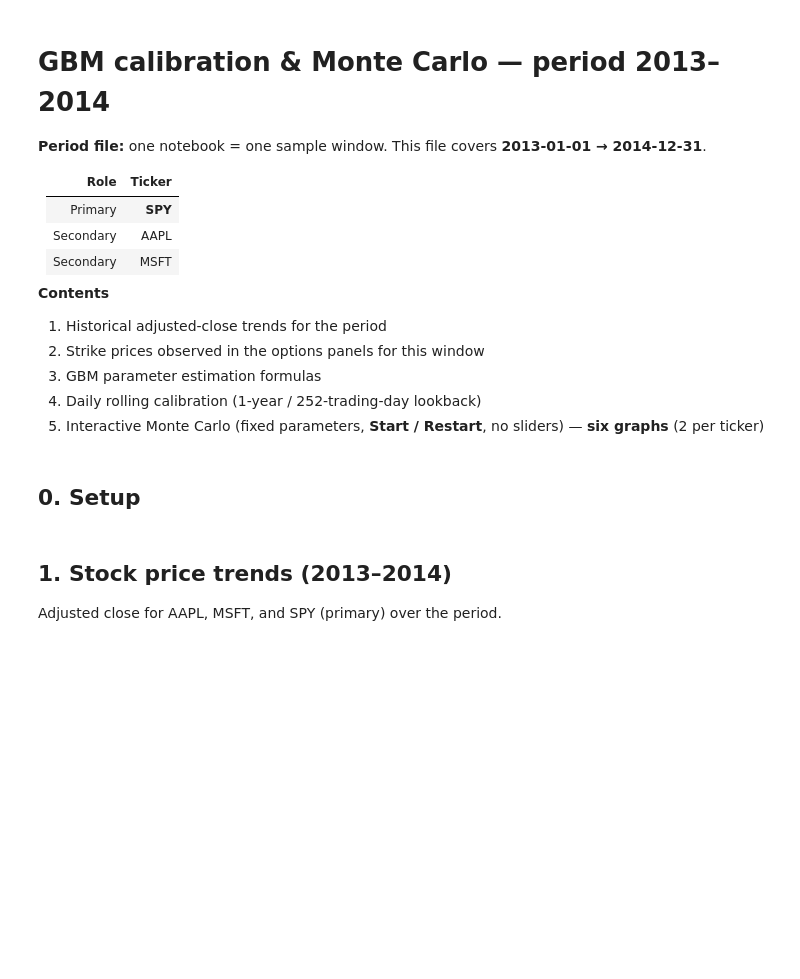
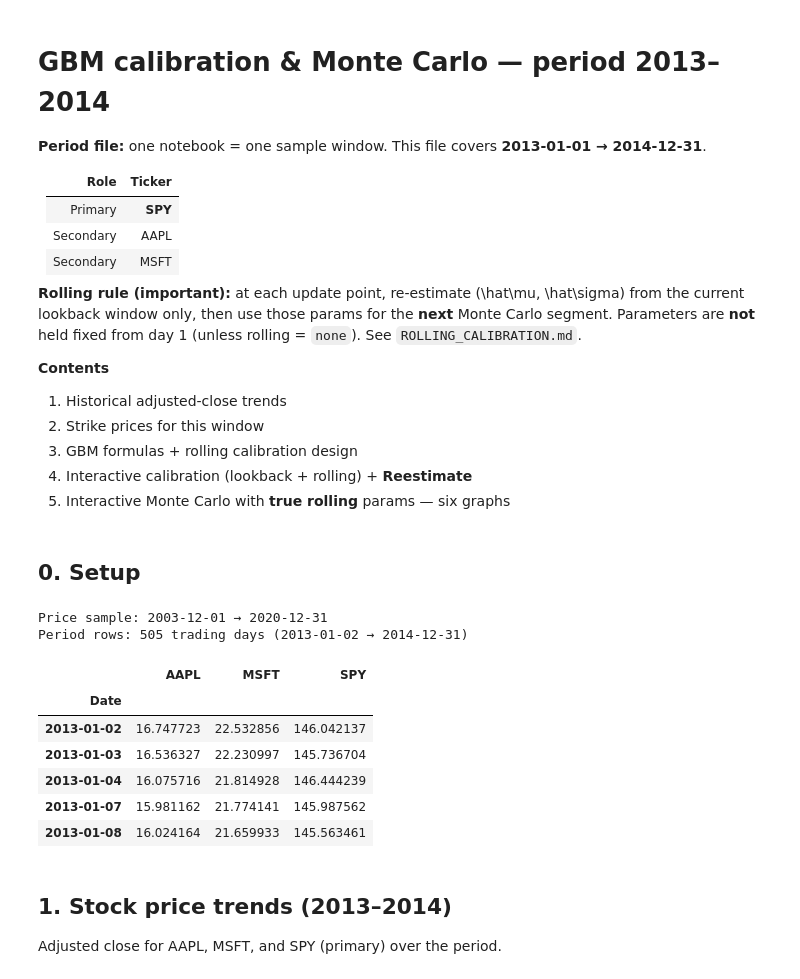
Before and after one commit to S0pH1A-creater/YifeiLu_Pioneer_Research_2026_code, a Jupyter notebook: research/gbm notebook/2013-2014_gbm.ipynb, the cells around one changed output. Saved outputs shown, nothing was run; the diff lists cells and outputs as text; code cells hidden in the pictures; blank space fills up the shorter version.

```diff
--- a/research/gbm notebook/2013-2014_gbm.ipynb
+++ b/research/gbm notebook/2013-2014_gbm.ipynb
@@ -9,12 +9,14 @@
 | Secondary | AAPL |
 | Secondary | MSFT |
 
+**Rolling rule (important):** at each update point, re-estimate \(\hat\mu, \hat\sigma\) from the current lookback window only, then use those params for the **next** Monte Carlo segment. Parameters are **not** held fixed from day 1 (unless rolling = `none`). See `ROLLING_CALIBRATION.md`.
+
 **Contents**
-1. Historical adjusted-close trends for the period
-2. Strike prices observed in the options panels for this window
-3. GBM parameter estimation formulas
-4. Daily rolling calibration (1-year / 252-trading-day lookback)
-5. Interactive Monte Carlo (fixed parameters, **Start / Restart**, no sliders) — **six graphs** (2 per ticker)
+1. Historical adjusted-close trends
+2. Strike prices for this window
+3. GBM formulas + rolling calibration design
+4. Interactive calibration (lookback + rolling) + **Reestimate**
+5. Interactive Monte Carlo with **true rolling** params — six graphs
 # %% [markdown]
 ## 0. Setup
 # %%
@@ -24,34 +26,56 @@ import pandas as pd
 import matplotlib.pyplot as plt
 from IPython.display import display, Markdown, clear_output
 import ipywidgets as widgets
 
 %matplotlib inline
 plt.rcParams.update({
     "figure.dpi": 110,
     "axes.grid": True,
     "grid.alpha": 0.25,
     "axes.spines.top": False,
     "axes.spines.right": False,
 })
 
 DATA = Path("..") / "data"
 PERIOD_START = pd.Timestamp("2013-01-01")
 PERIOD_END = pd.Timestamp("2014-12-31")
 TICKERS = ["AAPL", "MSFT", "SPY"]  # SPY is primary
 N_DAYS = 252
-LOOKBACK_DAYS = 252  # 1-year calibration window (trading days)
 COLORS = {"AAPL": "#1f77b4", "MSFT": "#ff7f0e", "SPY": "#2ca02c"}
+
+WINDOW_OPTIONS = {
+    "3 months": pd.DateOffset(months=3),
+    "6 months": pd.DateOffset(months=6),
+    "1 year": pd.DateOffset(years=1),
+    "2 years": pd.DateOffset(years=2),
+    "5 years": pd.DateOffset(years=5),
+}
+ROLLING_OPTIONS = ["daily", "monthly", "none"]
 
 prices = pd.read_csv(DATA / "equity" / "prices_clean.csv", parse_dates=["Date"]).set_index("Date").sort_index()
 period_prices = prices.loc[PERIOD_START:PERIOD_END, TICKERS].copy()
 log_returns_all = np.log(prices[TICKERS]).diff()
+
+# Filled by Reestimate
+rolling = {}
+cal_meta = {}  # window_label, rolling_mode
 
 print(f"Price sample: {prices.index.min().date()} → {prices.index.max().date()}")
 print(
     f"Period rows: {len(period_prices)} trading days "
     f"({period_prices.index.min().date()} → {period_prices.index.max().date()})"
 )
 period_prices.head()
+# %% [output]
+Price sample: 2003-12-01 → 2020-12-31
+Period rows: 505 trading days (2013-01-02 → 2014-12-31)
+|  | AAPL | MSFT | SPY |
+| Date |  |  |  |
+| 2013-01-02 | 16.747723 | 22.532856 | 146.042137 |
+| 2013-01-03 | 16.536327 | 22.230997 | 145.736704 |
+| 2013-01-04 | 16.075716 | 21.814928 | 146.444239 |
+| 2013-01-07 | 15.981162 | 21.774141 | 145.987562 |
+| 2013-01-08 | 16.024164 | 21.659933 | 145.563461 |
 # %% [markdown]
 ## 1. Stock price trends (2013–2014)
 
```
Also changed, not shown: parts of 11 cells of this notebook, 7 other files.
